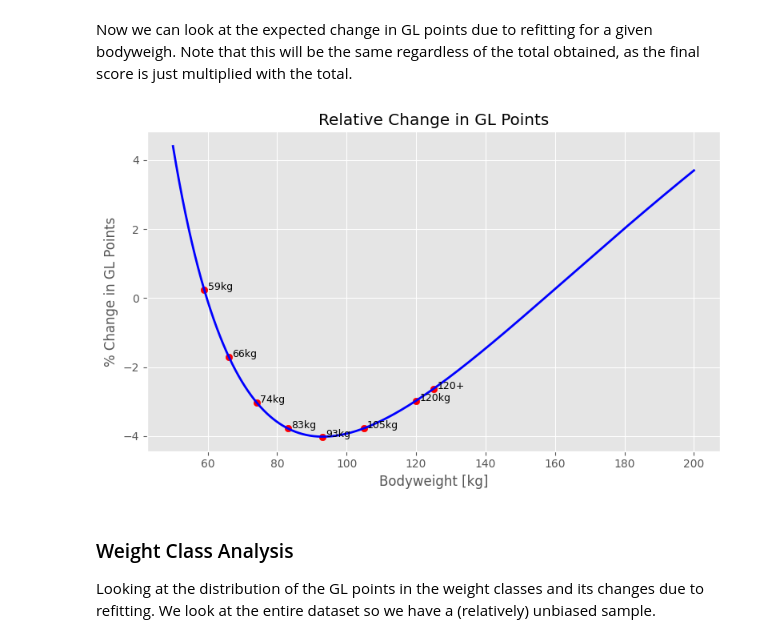
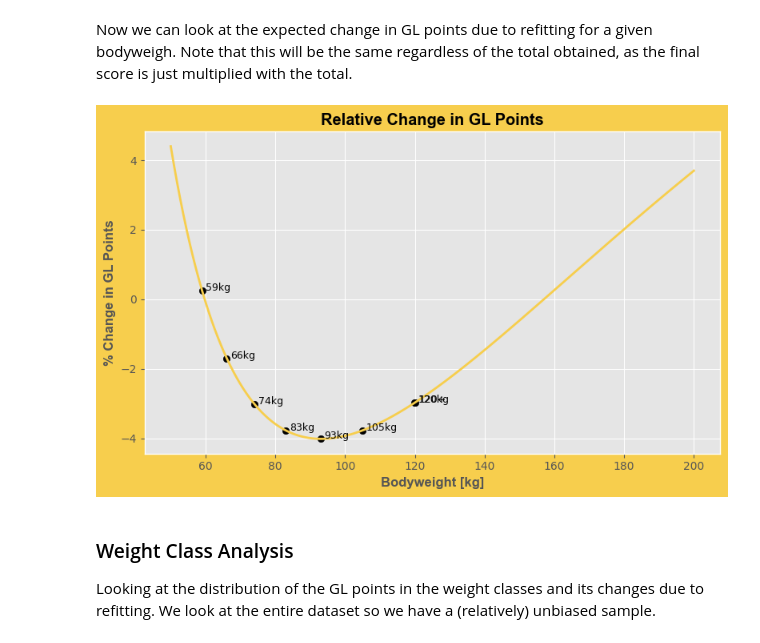
Before and after one commit to JoeryWesseling/RecalibratingIPFPoints, a Jupyter notebook: Refitting GL and DOTS/Refitting GL and DOTS/GL Points and DOTS Refitting & Analysis.ipynb, the cells around one changed output. Drawn from its saved outputs; the diff is of its cells as text; code cells hidden in the pictures.

Commit message:
added figures map

```diff
--- a/Refitting GL and DOTS/Refitting GL and DOTS/GL Points and DOTS Refitting & Analysis.ipynb
+++ b/Refitting GL and DOTS/Refitting GL and DOTS/GL Points and DOTS Refitting & Analysis.ipynb
@@ -48,33 +48,34 @@ Now we can look at the expected change in GL points due to refitting for a given
 # %%
 import matplotlib.pyplot as plt
 import numpy as np
 
 relative_diff = (100 / ipf_formula(bwts, *new_coef)) / (100 / ipf_formula(bwts, *old_coef))
 percentage_change = 100 * (relative_diff - 1)
 
 weight_classes = [59, 66, 74, 83, 93, 105, 120, 120.1]
 weight_labels = [f"{w}kg" if w != 120.1 else "120+" for w in weight_classes]
 
-plt.figure(figsize=(8, 5))
-plt.plot(bwts, percentage_change, label="Change in GL Points", color='blue', lw=2)
+
+plt.figure(figsize=(8, 5), facecolor='#f7ce4d')
+plt.plot(bwts, percentage_change, label="Change in GL Points", color='#f7ce4d', lw=2)
 
 for weight, label in zip(weight_classes, weight_labels):
-    if weight == 120.1:
-        idx = -500
+    if weight == 84.1:
+        idx = -550
     else:
         idx = np.argmin(np.abs(bwts - weight))
 
-    plt.scatter(bwts[idx], percentage_change[idx], color='red')
+    plt.scatter(bwts[idx], percentage_change[idx], color='black')
     plt.text(bwts[idx] + 1, percentage_change[idx],
              label, ha='left', fontsize=9)
 
-plt.xlabel("Bodyweight [kg]")
-plt.ylabel("% Change in GL Points")
-plt.title("Relative Change in GL Points")
+plt.xlabel("Bodyweight [kg]", fontweight='bold',fontfamily='Arial')
+plt.ylabel("% Change in GL Points", fontweight='bold',fontfamily='Arial')
+plt.title("Relative Change in GL Points", fontweight='bold',fontfamily='Arial')
 plt.tight_layout()
 plt.show()
 # %% [output]
-[figure, old version]
+[figure, new version]
 # %% [markdown]
 ### Weight Class Analysis
 Looking at the distribution of the GL points in the weight classes and its changes due to refitting. We look at the entire dataset so we have a (relatively) unbiased sample.
```
Also changed, not shown: 8 other files.
